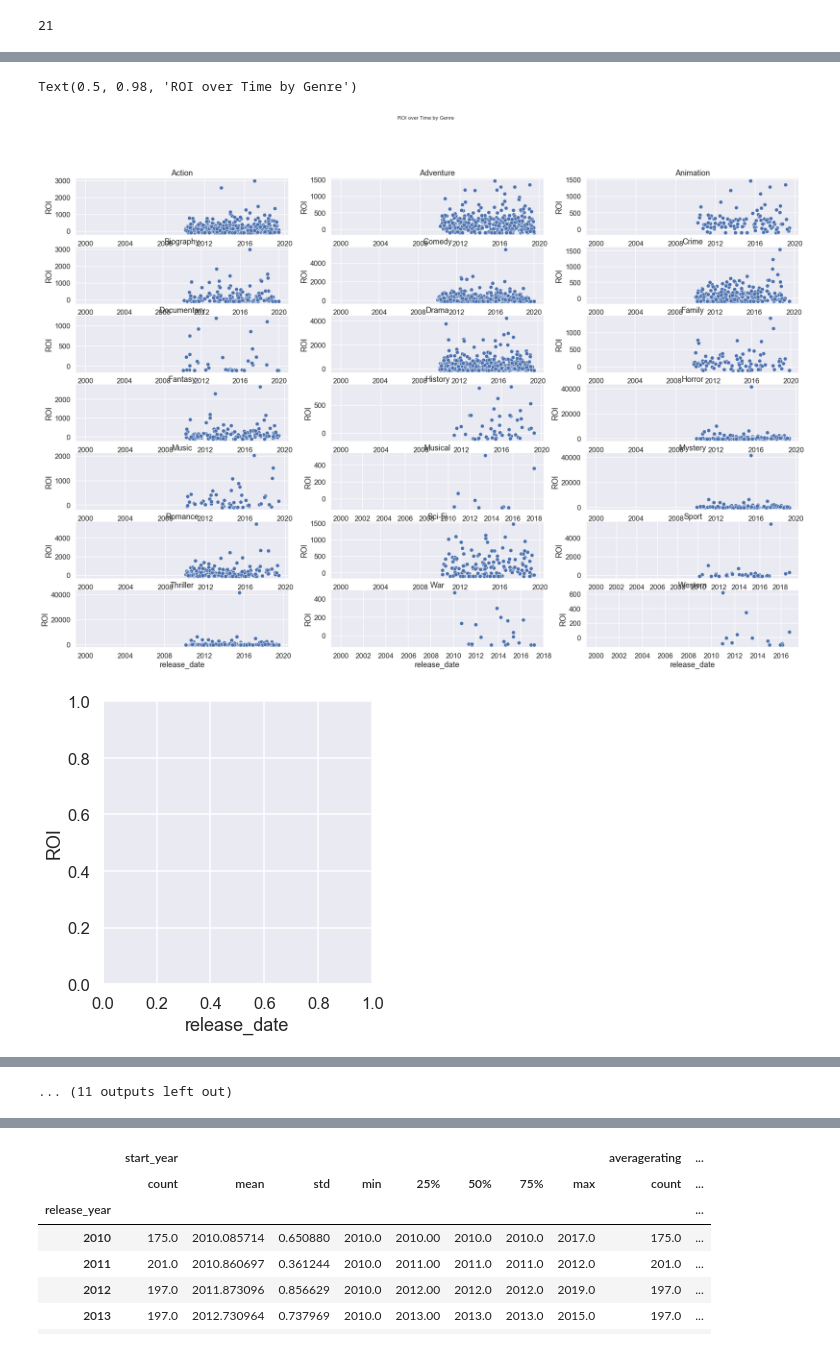
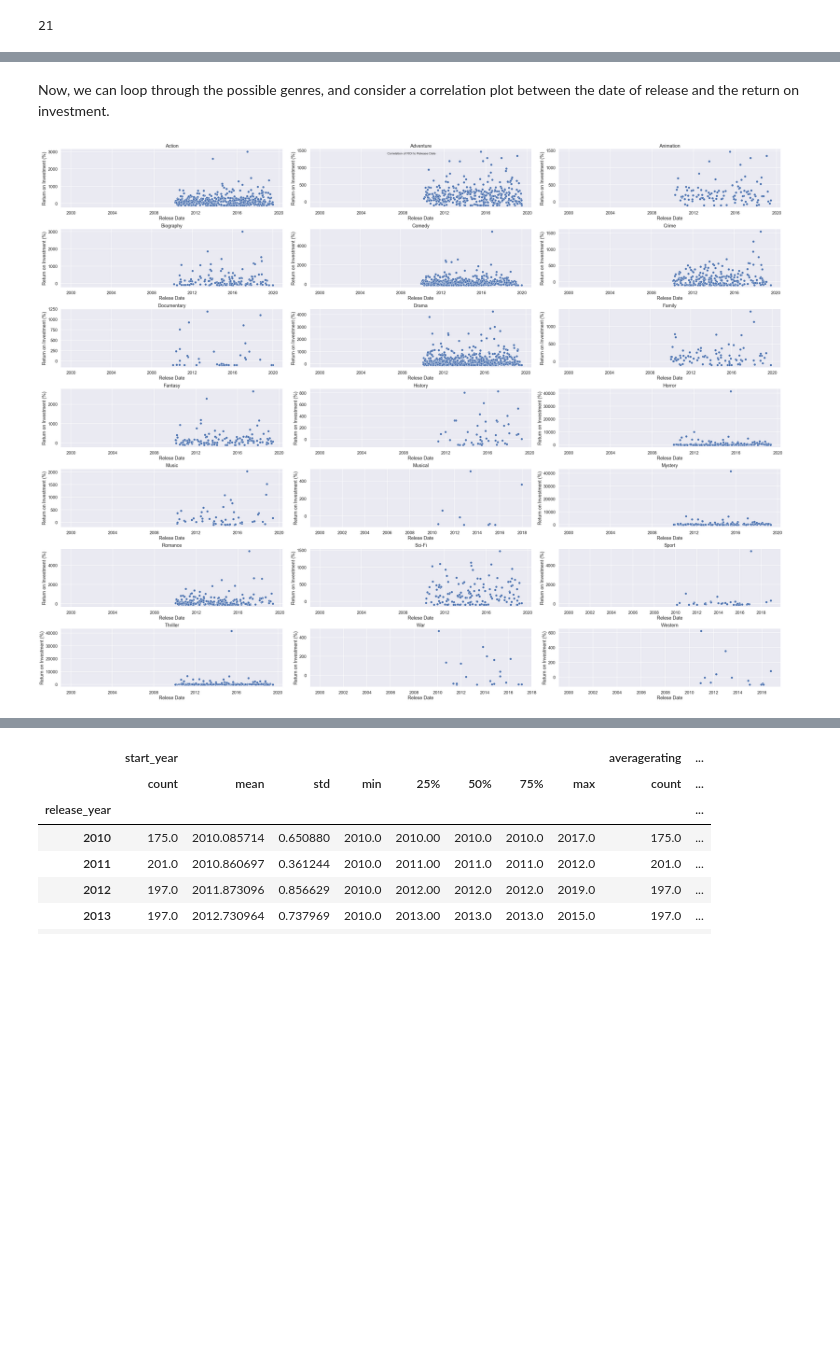
Before and after one commit to bbjornstad-flatiron/flatiron-mod1-project, a Jupyter notebook: data-analysis.ipynb, the cells around one changed output, grey strips where cells are left out. Drawn from its saved outputs; the diff is of its cells as text; code cells hidden in the pictures; blank space fills up the shorter version.

Commit message:
Updated Data Analysis - Charts

```diff
--- a/data-analysis.ipynb
+++ b/data-analysis.ipynb
@@ -96,21 +114,22 @@ Name: ROI, dtype: float64
-# %%
-for genre in genre_dummies.columns:
-    cur_subset = final_data[genre_dummies[genre] == 1]
-    mean_roi = cur_subset.mean()['ROI']
+# %% [markdown]
+Now, we can loop through the possible genres, and consider a correlation plot between the date of release and the return on investment.
 # %%
 rows = 7
 cols = 3
-genre_subset_f, genre_subset_ax = plt.subplots(nrows=rows, ncols=cols, figsize=(30, 20))
+genre_subset_f, genre_subset_ax = plt.subplots(nrows=rows, ncols=cols, figsize=(40, 30))
 
 for i in range(num_subplots):
     genre = genre_dummies.columns[i]
     row = i // cols
     col = i % cols
     cur_ax = genre_subset_ax[row, col]
     cur_subset = final_data[genre_dummies[genre] == 1]
-    sns.relplot(x='release_date', y='ROI', data=cur_subset, ax=cur_ax)
+    sns.scatterplot(x='release_date', y='ROI', data=cur_subset, ax=cur_ax)
     cur_ax.set_title(genre)
+    cur_ax.set_xlabel('Relese Date')
+    cur_ax.set_ylabel('Return on Investment (%)')
+
+genre_subset_f.suptitle('Correlation of ROI to Release Date')
+genre_subset_f.tight_layout()
 # %% [output]
-Text(0.5, 0.98, 'ROI over Time by Genre')
-[figure, old version]
+[figure, new version]
-[figure, removed]
@@ -126 +135,0 @@ Text(0.5, 0.98, 'ROI over Time by Genre')
-... (11 outputs left out)
```
Also changed, not shown: parts of 34 cells of this notebook.
